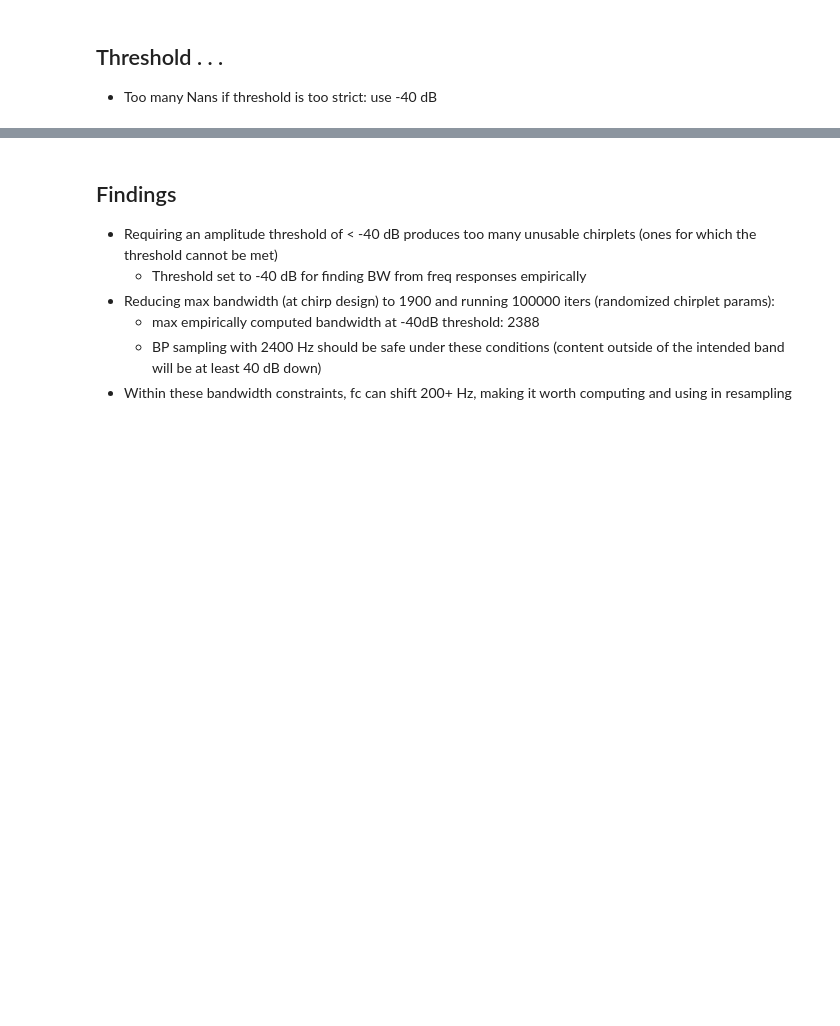
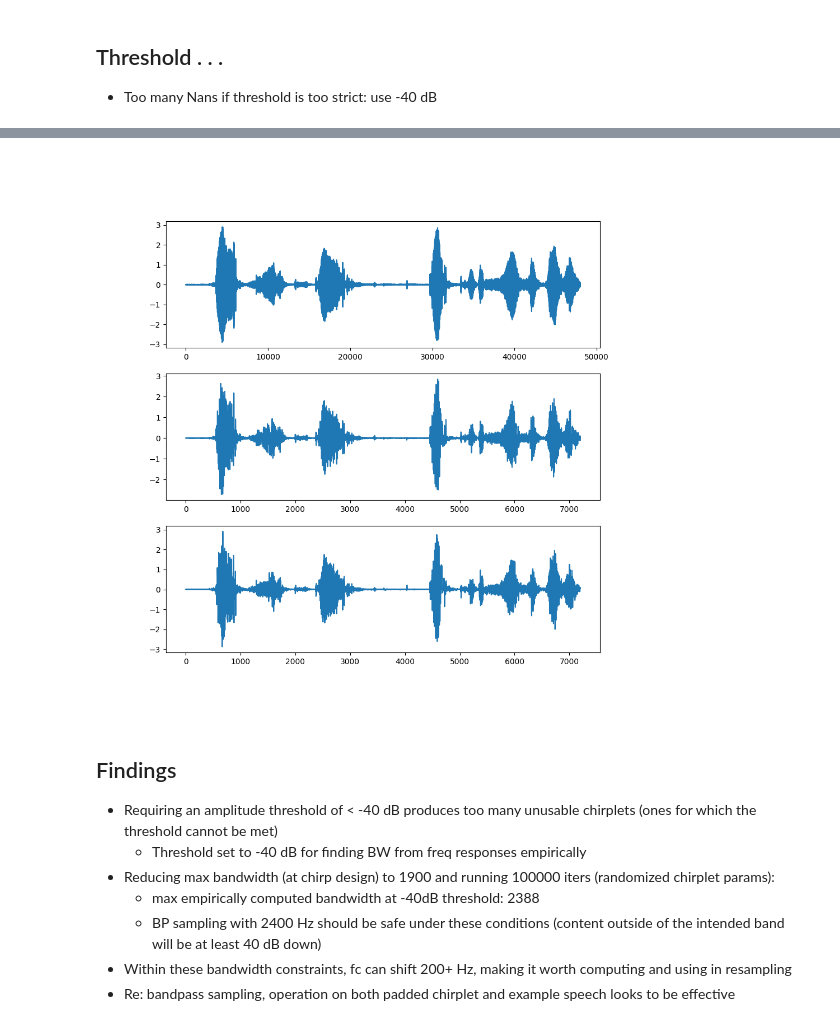
Before and after one commit to lane-miller/speech-deepfake-detection, a Jupyter notebook: 01_poc/04_bandpass_samp.ipynb, the cells around one changed output, grey strips where cells are left out. Cells and saved outputs as stored; diff of their text form; code cells hidden in the pictures; blank space fills up the shorter version.

Commit message:
Complete poc 04 re spectral leakage and bandpass sampling

```diff
--- a/01_poc/04_bandpass_samp.ipynb
+++ b/01_poc/04_bandpass_samp.ipynb
@@ -236,5 +234,32 @@ plt.show()
 # %%
 # Perform complex demod on chirplet-filtered speech
+
+speech_path = f'/Volumes/LPM03 storage/Datasets/Audio/LibriSpeech/LibriSpeech/train-clean-100/19/198/19-198-0010.flac'
+speech, sr = sf.read(speech_path)
+speech = speech[:int(3 * FS)]
+assert sr == FS, "Samplerate mismatch"
+
+# Use same chirp from previous cell
+y = convolve(speech, ch, mode='same')
+
+# Hilbert
+y_hilb = hilbert(y)
+
+# Complex demod - shift by fce
+t = np.arange(0., 3, 1 / FS)
+y_demod = y_hilb * np.exp(-1j * 2 * np.pi * fce * t)
+
+# Resample (can't just decimate because new FS doesn't divide into FS
+y_res = resample_poly(y_demod, up=up, down=down)
+
+# Plot check
+figs, axs = plt.subplots(3, 1, figsize=(10, 10))
+axs[0].plot(y)
+axs[1].plot(np.real(y_res))
+axs[2].plot(np.imag(y_res))
+plt.show()
+# %% [output]
+[figure, added]
 # %% [markdown]
 ## Findings
 
@@ -244,3 +269,4 @@ plt.show()
     - max empirically computed bandwidth at -40dB threshold: 2388
     - BP sampling with 2400 Hz should be safe under these conditions (content outside of the intended band will be at least 40 dB down)
 - Within these bandwidth constraints, fc can shift 200+ Hz, making it worth computing and using in resampling
+- Re: bandpass sampling, operation on both padded chirplet and example speech looks to be effective
```
Also changed, not shown: parts of 5 cells of this notebook, 1 other file.
